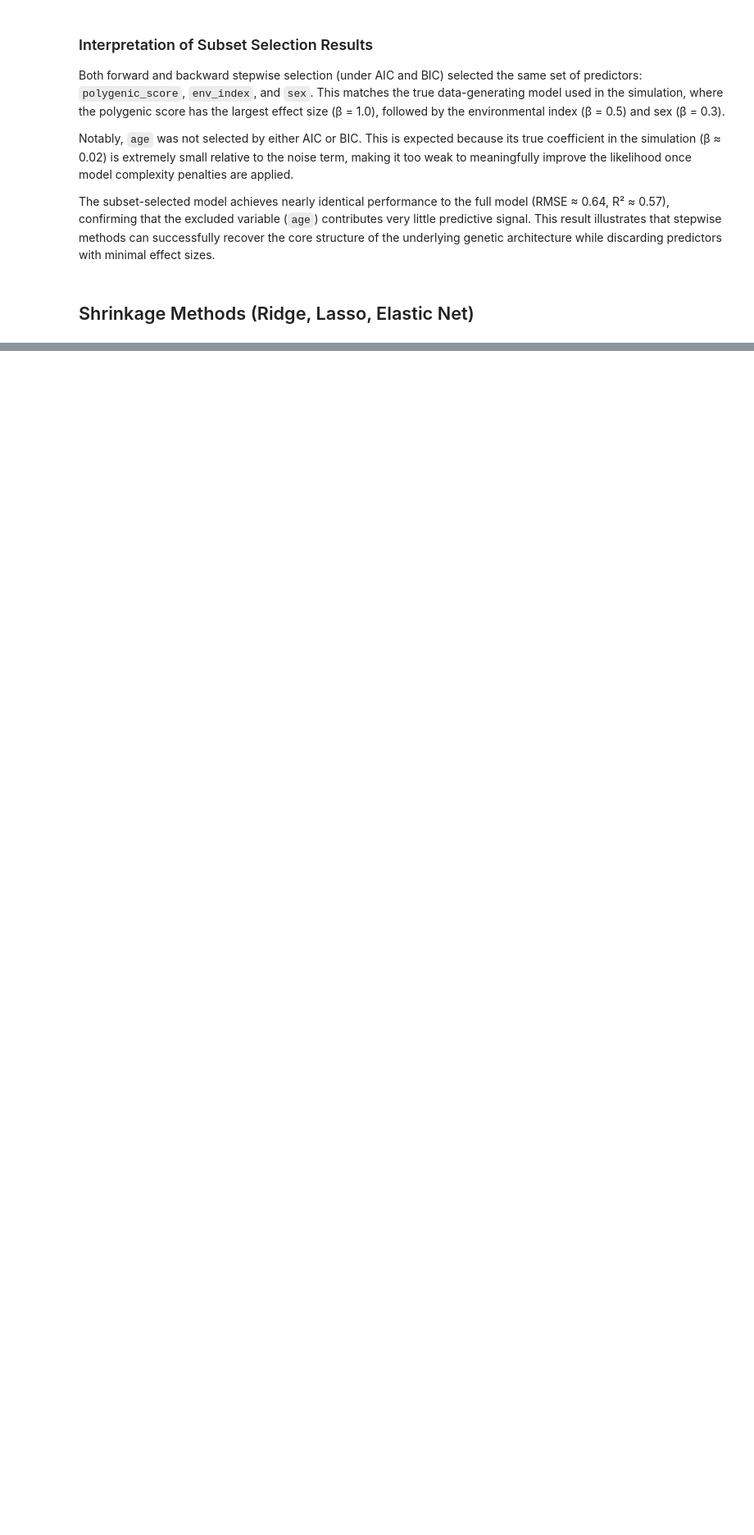
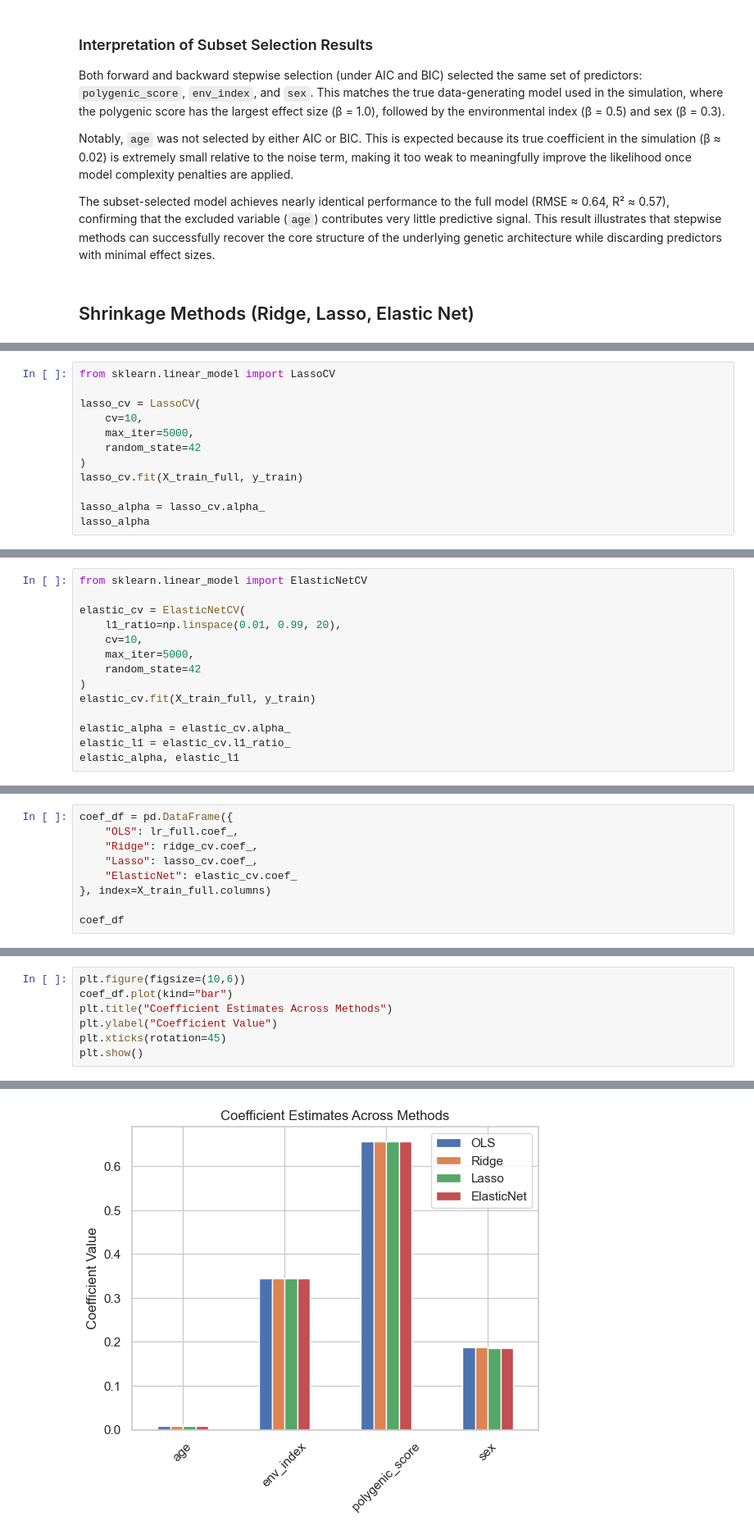
Before and after one commit to MakennaWorley/SL-Final-Python, a Jupyter notebook: notebooks/analysis.ipynb, the cells around one changed output, grey strips where cells are left out. Shown at 82% size. Drawn from its saved outputs; the diff is of its cells as text; blank space fills up the shorter version.

Commit message:
Added Shrinkage Methods

```diff
--- a/notebooks/analysis.ipynb
+++ b/notebooks/analysis.ipynb
@@ -764,0 +793,12 @@ The subset-selected model achieves nearly identical performance to the full mode
+# %%
+from sklearn.linear_model import LassoCV
+
+lasso_cv = LassoCV(
+    cv=10,
+    max_iter=5000,
+    random_state=42
+)
+lasso_cv.fit(X_train_full, y_train)
+
+lasso_alpha = lasso_cv.alpha_
+lasso_alpha
@@ -764,0 +814,14 @@ The subset-selected model achieves nearly identical performance to the full mode
+# %%
+from sklearn.linear_model import ElasticNetCV
+
+elastic_cv = ElasticNetCV(
+    l1_ratio=np.linspace(0.01, 0.99, 20),
+    cv=10,
+    max_iter=5000,
+    random_state=42
+)
+elastic_cv.fit(X_train_full, y_train)
+
+elastic_alpha = elastic_cv.alpha_
+elastic_l1 = elastic_cv.l1_ratio_
+elastic_alpha, elastic_l1
@@ -764,0 +849,9 @@ The subset-selected model achieves nearly identical performance to the full mode
+# %%
+coef_df = pd.DataFrame({
+    "OLS": lr_full.coef_,
+    "Ridge": ridge_cv.coef_,
+    "Lasso": lasso_cv.coef_,
+    "ElasticNet": elastic_cv.coef_
+}, index=X_train_full.columns)
+
+coef_df
@@ -764,0 +864,8 @@ The subset-selected model achieves nearly identical performance to the full mode
+# %%
+plt.figure(figsize=(10,6))
+coef_df.plot(kind="bar")
+plt.title("Coefficient Estimates Across Methods")
+plt.ylabel("Coefficient Value")
+plt.xticks(rotation=45)
+plt.show()
+# %% [output]
@@ -764,0 +873 @@ The subset-selected model achieves nearly identical performance to the full mode
+[figure, added]
```
Also changed, not shown: parts of 14 cells of this notebook.
